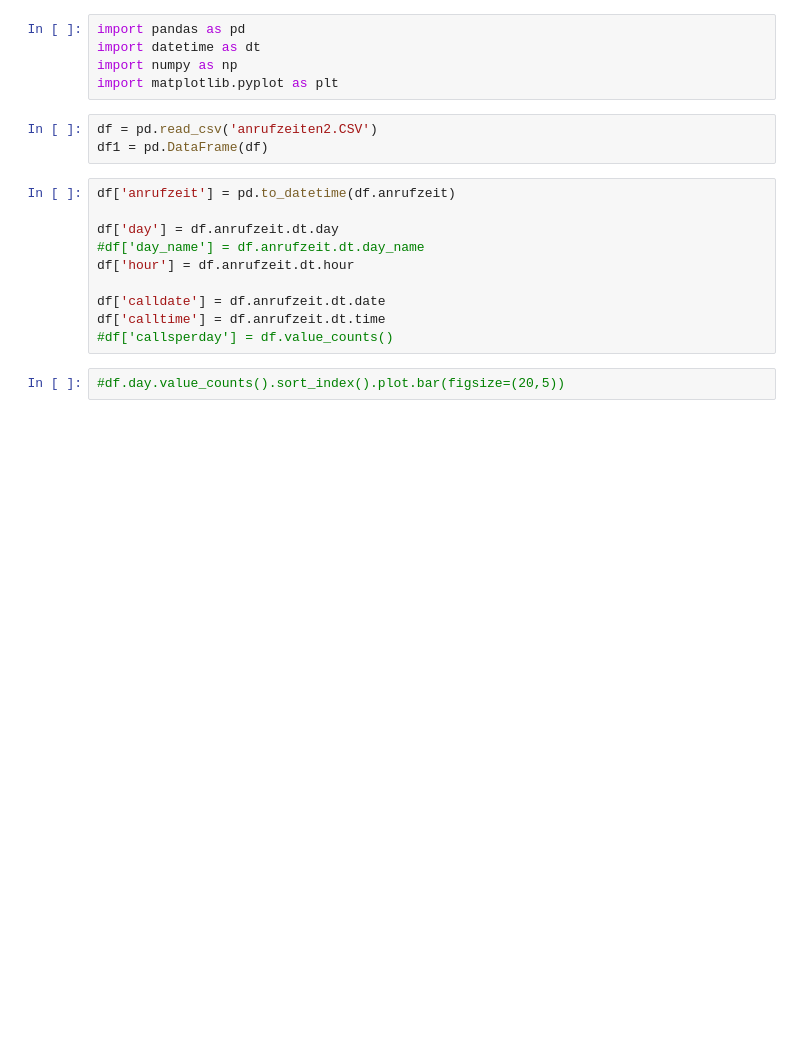
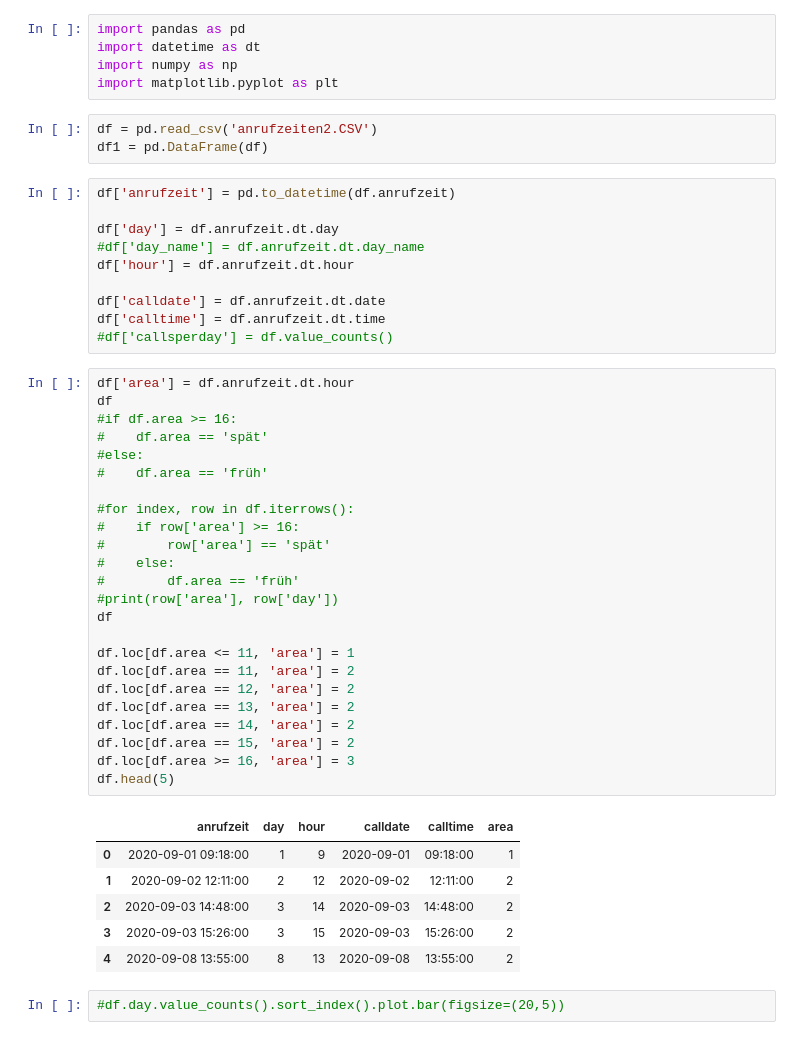
Before and after one commit to Kayabun/stat_sep_passiv, a Jupyter notebook: Monatsstatistik_HZI_PMD_anrufe_september_passiv.ipynb, the cells around one changed output. Cells and saved outputs as stored; diff of their text form; blank space fills up the shorter version.

```diff
--- a/Monatsstatistik_HZI_PMD_anrufe_september_passiv.ipynb
+++ b/Monatsstatistik_HZI_PMD_anrufe_september_passiv.ipynb
@@ -16,6 +16,37 @@ df['hour'] = df.anrufzeit.dt.hour
 df['calldate'] = df.anrufzeit.dt.date
 df['calltime'] = df.anrufzeit.dt.time
 #df['callsperday'] = df.value_counts()
+# %%
+df['area'] = df.anrufzeit.dt.hour
+df
+#if df.area >= 16:
+#    df.area == 'spät'
+#else:
+#    df.area == 'früh'
+
+#for index, row in df.iterrows():
+#    if row['area'] >= 16:
+#        row['area'] == 'spät'
+#    else:
+#        df.area == 'früh'
+#print(row['area'], row['day'])
+df
+
+df.loc[df.area <= 11, 'area'] = 1
+df.loc[df.area == 11, 'area'] = 2
+df.loc[df.area == 12, 'area'] = 2
+df.loc[df.area == 13, 'area'] = 2
+df.loc[df.area == 14, 'area'] = 2
+df.loc[df.area == 15, 'area'] = 2
+df.loc[df.area >= 16, 'area'] = 3
+df.head(5)
+# %% [output]
+|  | anrufzeit | day | hour | calldate | calltime | area |
+| 0 | 2020-09-01 09:18:00 | 1 | 9 | 2020-09-01 | 09:18:00 | 1 |
+| 1 | 2020-09-02 12:11:00 | 2 | 12 | 2020-09-02 | 12:11:00 | 2 |
+| 2 | 2020-09-03 14:48:00 | 3 | 14 | 2020-09-03 | 14:48:00 | 2 |
+| 3 | 2020-09-03 15:26:00 | 3 | 15 | 2020-09-03 | 15:26:00 | 2 |
+| 4 | 2020-09-08 13:55:00 | 8 | 13 | 2020-09-08 | 13:55:00 | 2 |
 # %%
 #df.day.value_counts().sort_index().plot.bar(figsize=(20,5))
 # %%
```
Also changed, not shown: parts of 4 cells of this notebook.
